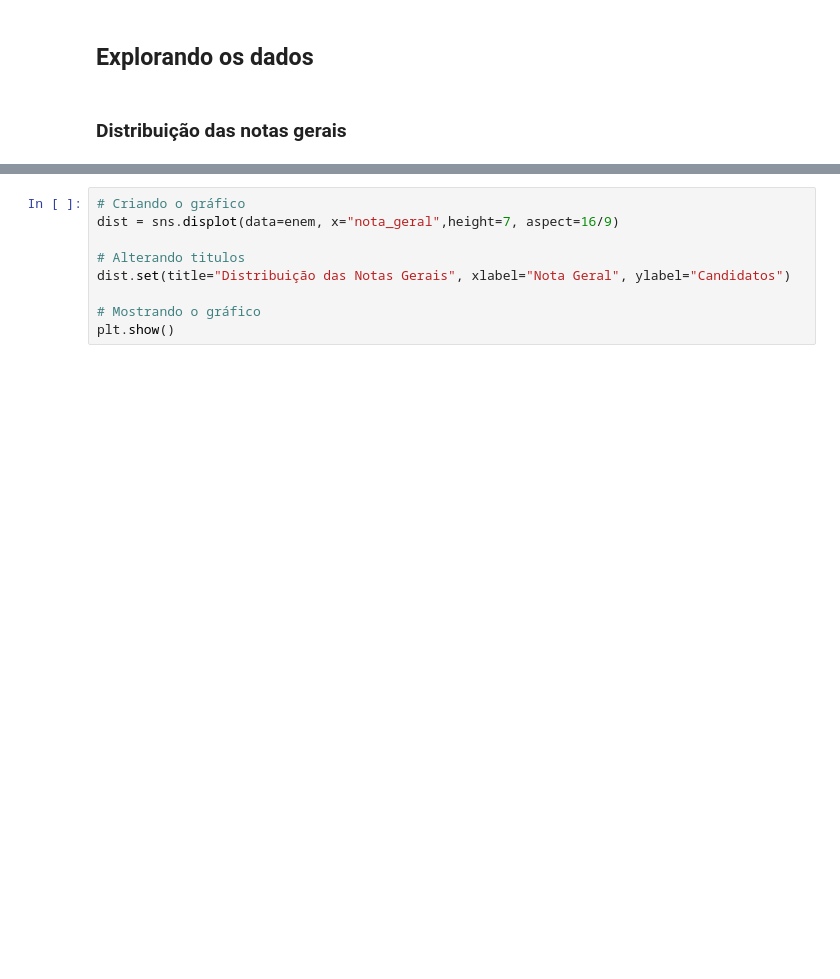
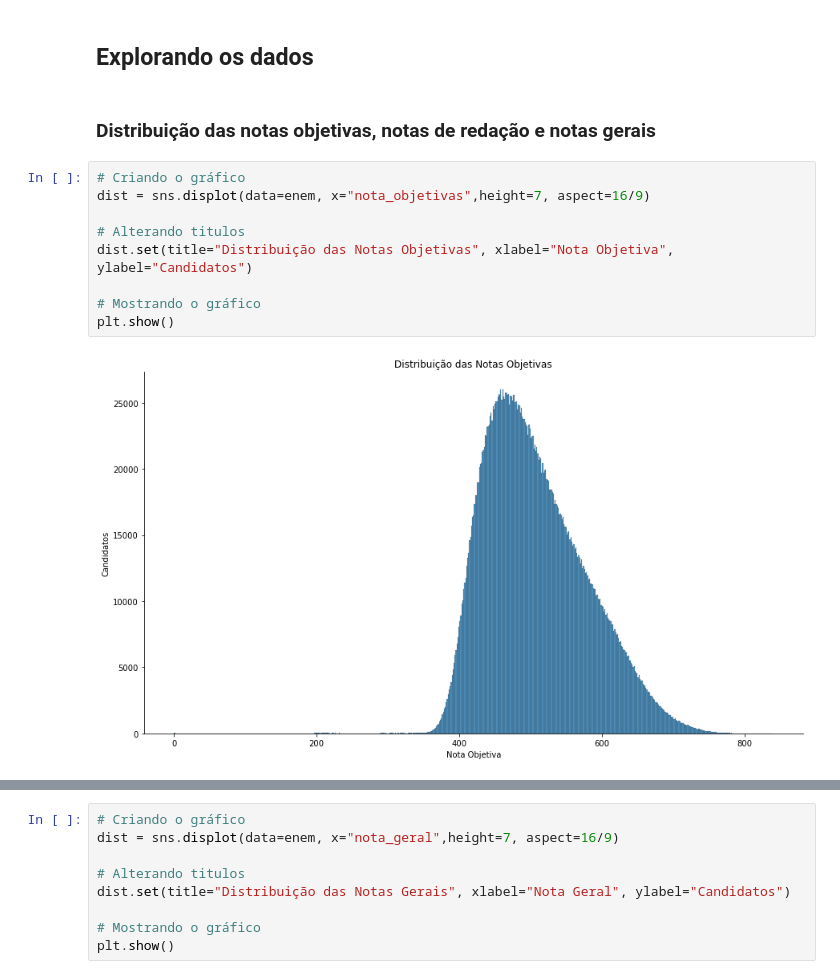
Before and after one commit to RenanGroot/Analise-Exploratoria-ENEM2019, a Jupyter notebook: Análise Exploratória - ENEM 2019.ipynb, the cells around one changed output, grey strips where cells are left out. Cells and saved outputs as stored; diff of their text form; blank space fills up the shorter version.

```diff
--- a/Análise Exploratória - ENEM 2019.ipynb
+++ b/Análise Exploratória - ENEM 2019.ipynb
@@ -230,4 +230,15 @@ Serão analisados os dados de 3174308 inscritos
 ## Explorando os dados
 # %% [markdown]
 
-### Distribuição das notas gerais
+### Distribuição das notas objetivas, notas de redação e notas gerais
+# %%
+# Criando o gráfico
+dist = sns.displot(data=enem, x="nota_objetivas",height=7, aspect=16/9)
+
+# Alterando titulos
+dist.set(title="Distribuição das Notas Objetivas", xlabel="Nota Objetiva", ylabel="Candidatos")
+
+# Mostrando o gráfico
+plt.show()
+# %% [output]
+[figure, added]
```
Also changed, not shown: parts of 16 cells of this notebook.
